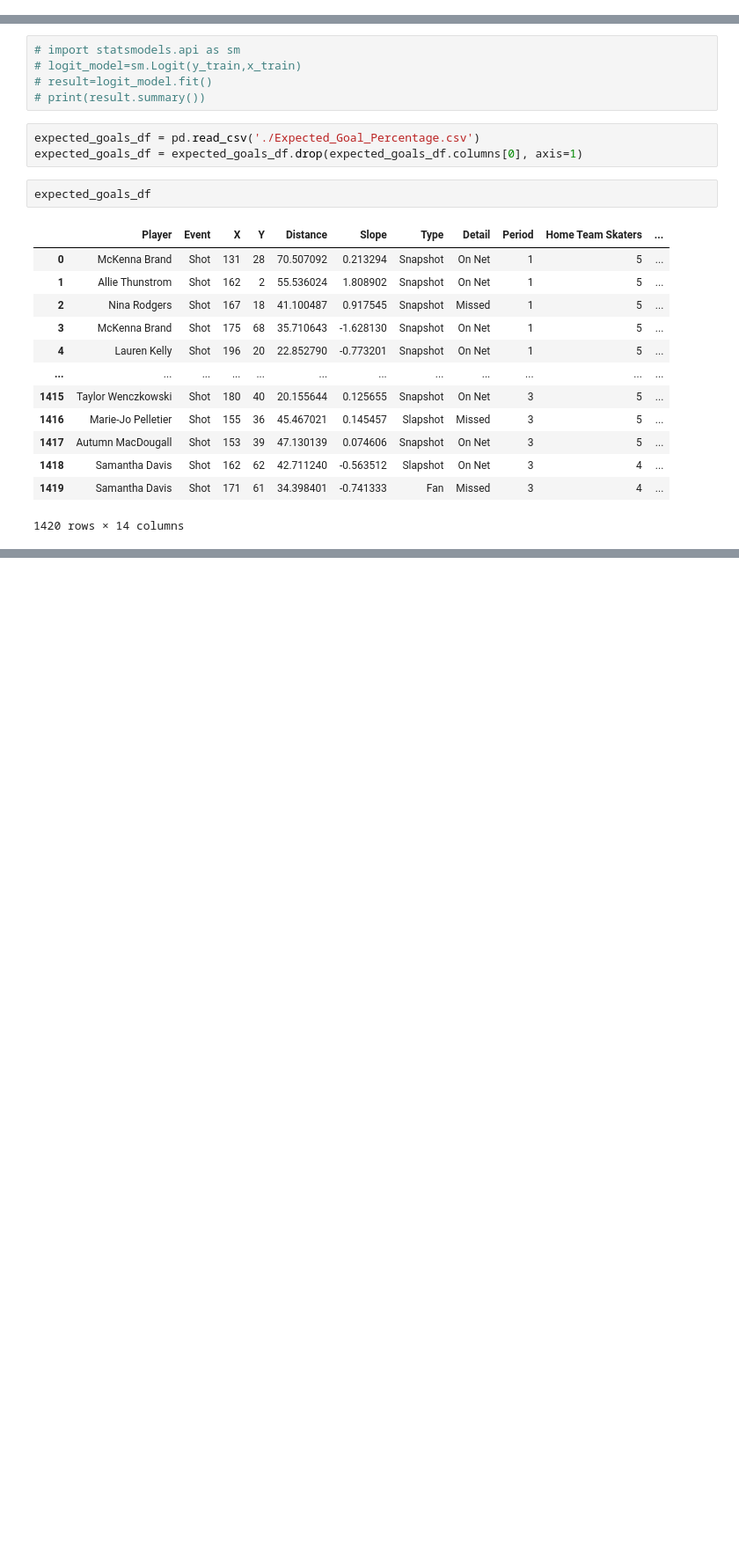
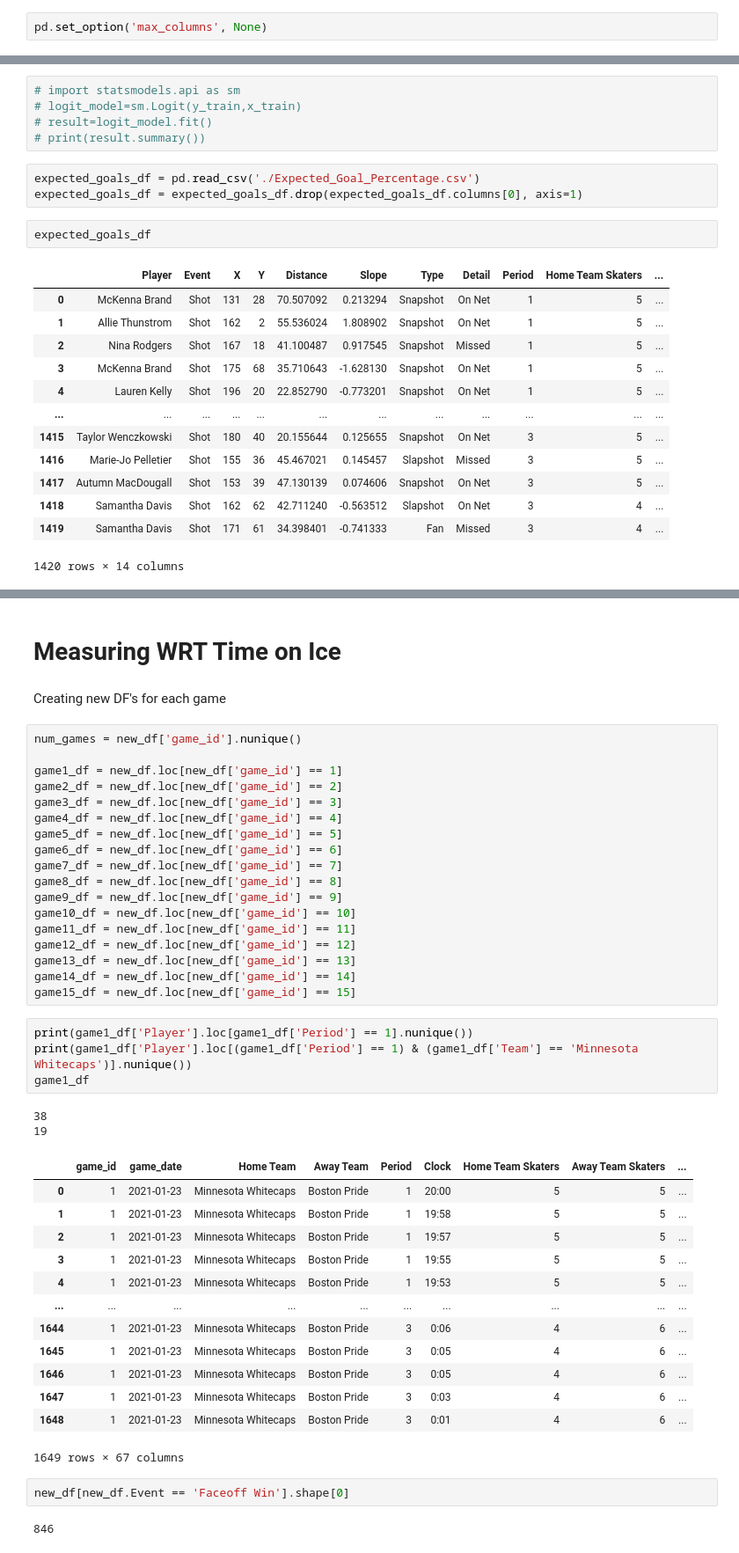
Before and after one commit to AlvinLok/Team_White_MMA_Datathon_2022, a Jupyter notebook: alvin/draft.ipynb, the cells around one changed output, grey strips where cells are left out. Shown: that part at 88% size. Cells and saved outputs as stored; diff of their text form; blank space fills up the shorter version.

Commit message:
Rank players based on periods played

```diff
--- a/alvin/draft.ipynb
+++ b/alvin/draft.ipynb
@@ -16,6 +16,8 @@ from sklearn.metrics import confusion_matrix
 from sklearn.model_selection import train_test_split
 from sklearn.metrics import r2_score
 from sklearn.metrics import mean_squared_error
+# %%
+pd.set_option('max_columns', None)
 # %%
 df = pd.read_csv("../Rotman MMA Summer Datathon NWHL.csv")
 
@@ -582,0 +610,46 @@ Austin matthews: higher shooting %, but can be attributed to luck -> try and fin
+# %% [markdown]
+# Measuring WRT Time on Ice
+# %% [markdown]
+Creating new DF's for each game
+# %%
+num_games = new_df['game_id'].nunique()
+
+game1_df = new_df.loc[new_df['game_id'] == 1]
+game2_df = new_df.loc[new_df['game_id'] == 2]
+game3_df = new_df.loc[new_df['game_id'] == 3]
+game4_df = new_df.loc[new_df['game_id'] == 4]
+game5_df = new_df.loc[new_df['game_id'] == 5]
+game6_df = new_df.loc[new_df['game_id'] == 6]
+game7_df = new_df.loc[new_df['game_id'] == 7]
+game8_df = new_df.loc[new_df['game_id'] == 8]
+game9_df = new_df.loc[new_df['game_id'] == 9]
+game10_df = new_df.loc[new_df['game_id'] == 10]
+game11_df = new_df.loc[new_df['game_id'] == 11]
+game12_df = new_df.loc[new_df['game_id'] == 12]
+game13_df = new_df.loc[new_df['game_id'] == 13]
+game14_df = new_df.loc[new_df['game_id'] == 14]
+game15_df = new_df.loc[new_df['game_id'] == 15]
+# %%
+print(game1_df['Player'].loc[game1_df['Period'] == 1].nunique())
+print(game1_df['Player'].loc[(game1_df['Period'] == 1) & (game1_df['Team'] == 'Minnesota Whitecaps')].nunique())
+game1_df
+# %% [output]
+38
+19
+|  | game_id | game_date | Home Team | Away Team | Period | Clock | Home Team Skaters | Away Team Skaters | ... |
+| 0 | 1 | 2021-01-23 | Minnesota Whitecaps | Boston Pride | 1 | 20:00 | 5 | 5 | ... |
+| 1 | 1 | 2021-01-23 | Minnesota Whitecaps | Boston Pride | 1 | 19:58 | 5 | 5 | ... |
+| 2 | 1 | 2021-01-23 | Minnesota Whitecaps | Boston Pride | 1 | 19:57 | 5 | 5 | ... |
+| 3 | 1 | 2021-01-23 | Minnesota Whitecaps | Boston Pride | 1 | 19:55 | 5 | 5 | ... |
+| 4 | 1 | 2021-01-23 | Minnesota Whitecaps | Boston Pride | 1 | 19:53 | 5 | 5 | ... |
+| ... | ... | ... | ... | ... | ... | ... | ... | ... | ... |
+| 1644 | 1 | 2021-01-23 | Minnesota Whitecaps | Boston Pride | 3 | 0:06 | 4 | 6 | ... |
+| 1645 | 1 | 2021-01-23 | Minnesota Whitecaps | Boston Pride | 3 | 0:05 | 4 | 6 | ... |
+| 1646 | 1 | 2021-01-23 | Minnesota Whitecaps | Boston Pride | 3 | 0:05 | 4 | 6 | ... |
+| 1647 | 1 | 2021-01-23 | Minnesota Whitecaps | Boston Pride | 3 | 0:03 | 4 | 6 | ... |
+| 1648 | 1 | 2021-01-23 | Minnesota Whitecaps | Boston Pride | 3 | 0:01 | 4 | 6 | ... |
+1649 rows × 67 columns
+# %%
+new_df[new_df.Event == 'Faceoff Win'].shape[0]
+# %% [output]
+846
```
Also changed, not shown: parts of 31 cells of this notebook, 3 other files.
